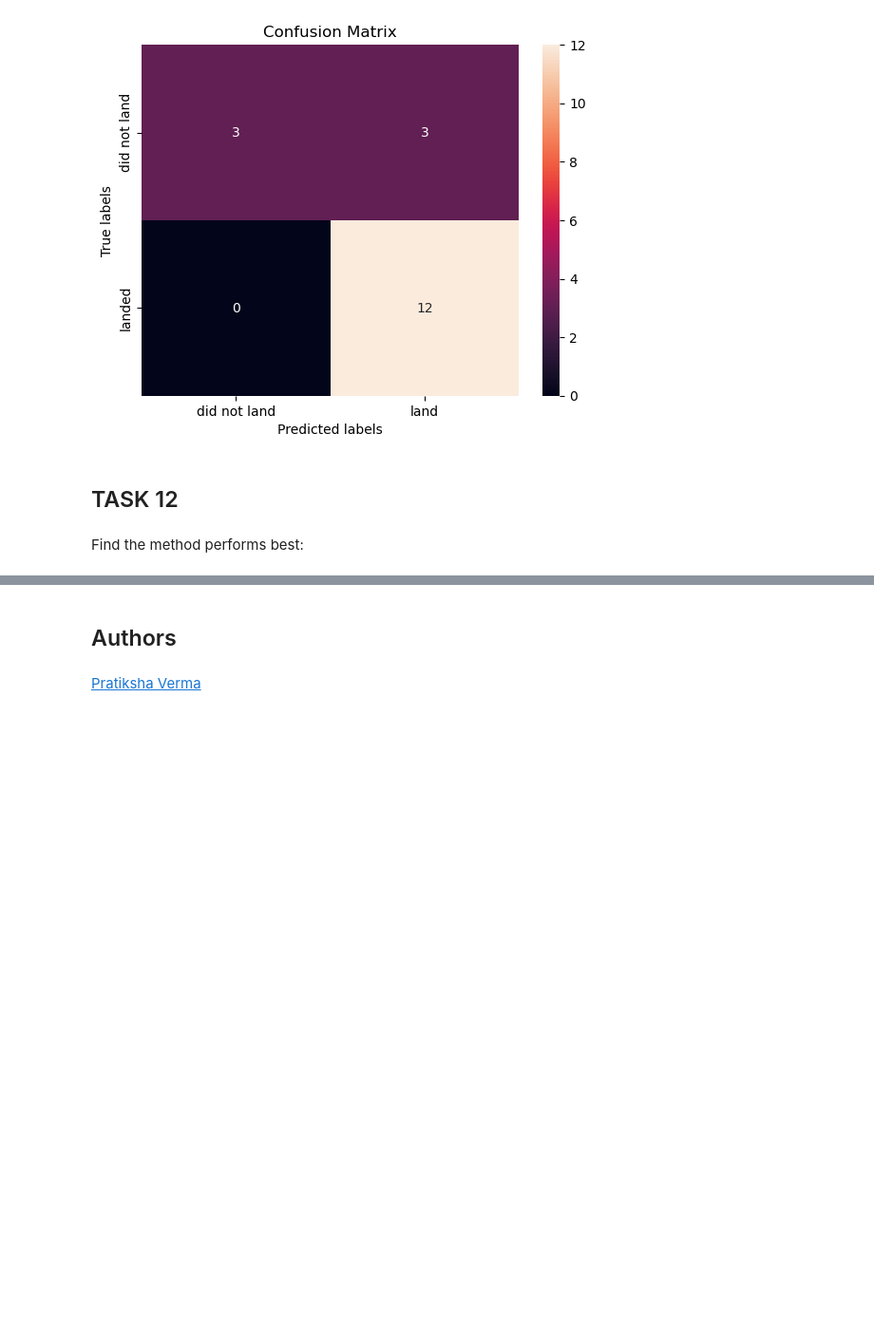
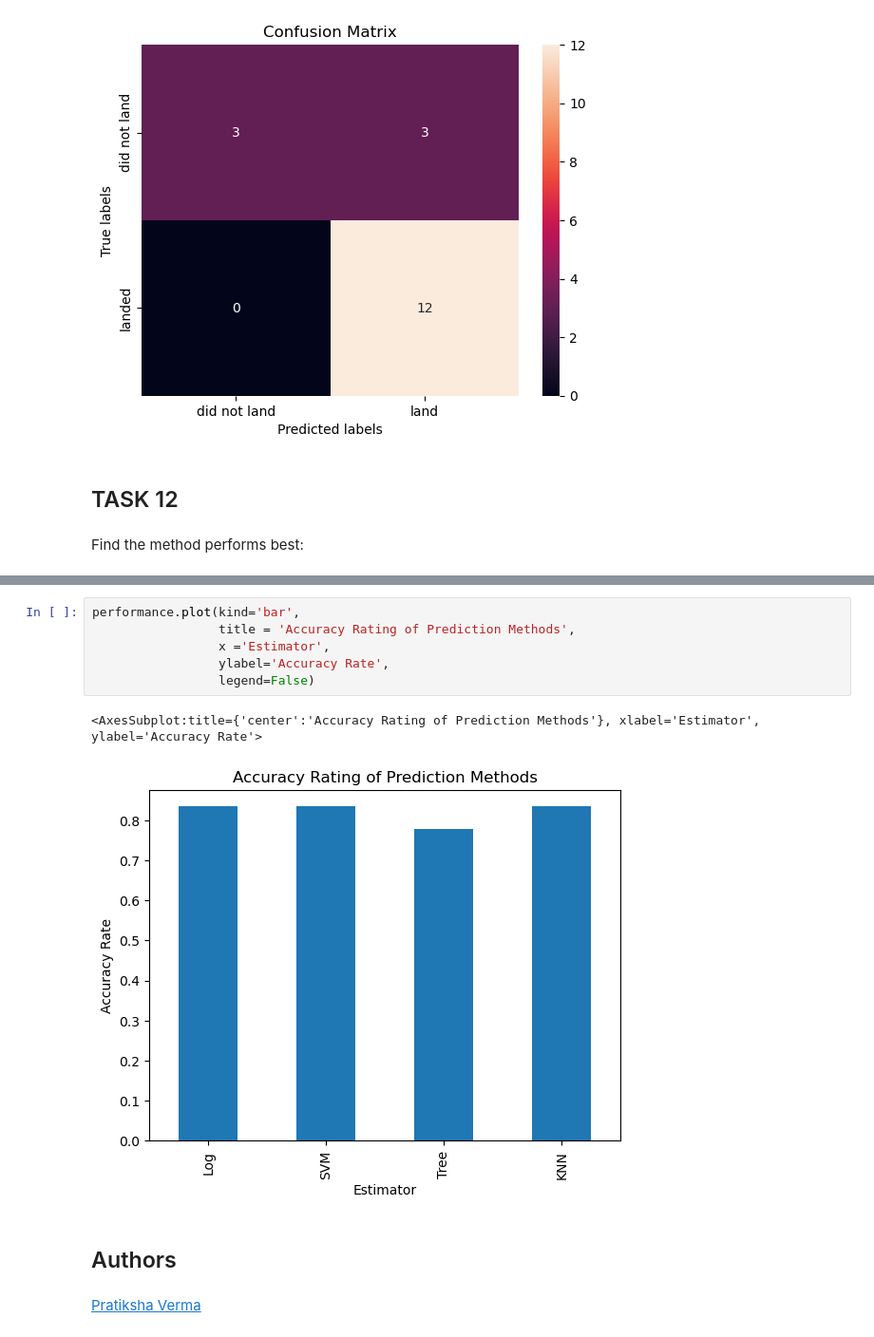
Before and after one commit to kadkins1/IBM-Coursework, a Jupyter notebook: 8 - Machine Learning Prediction.ipynb, the cells around one changed output, grey strips where cells are left out. Shown at 95% size. Saved outputs shown, nothing was run; the diff lists cells and outputs as text; blank space fills up the shorter version.

```diff
--- a/8 - Machine Learning Prediction.ipynb
+++ b/8 - Machine Learning Prediction.ipynb
@@ -354,4 +354,13 @@ performance
 | 3 | KNN | 0.833333 |
+# %%
+performance.plot(kind='bar',
+                 title = 'Accuracy Rating of Prediction Methods',
+                 x ='Estimator',
+                 ylabel='Accuracy Rate',
+                 legend=False)
+# %% [output]
+<AxesSubplot:title={'center':'Accuracy Rating of Prediction Methods'}, xlabel='Estimator', ylabel='Accuracy Rate'>
+[figure, added]
 # %% [markdown]
 ## Authors
 # %% [markdown]
```
Also changed, not shown: parts of 4 cells of this notebook.
